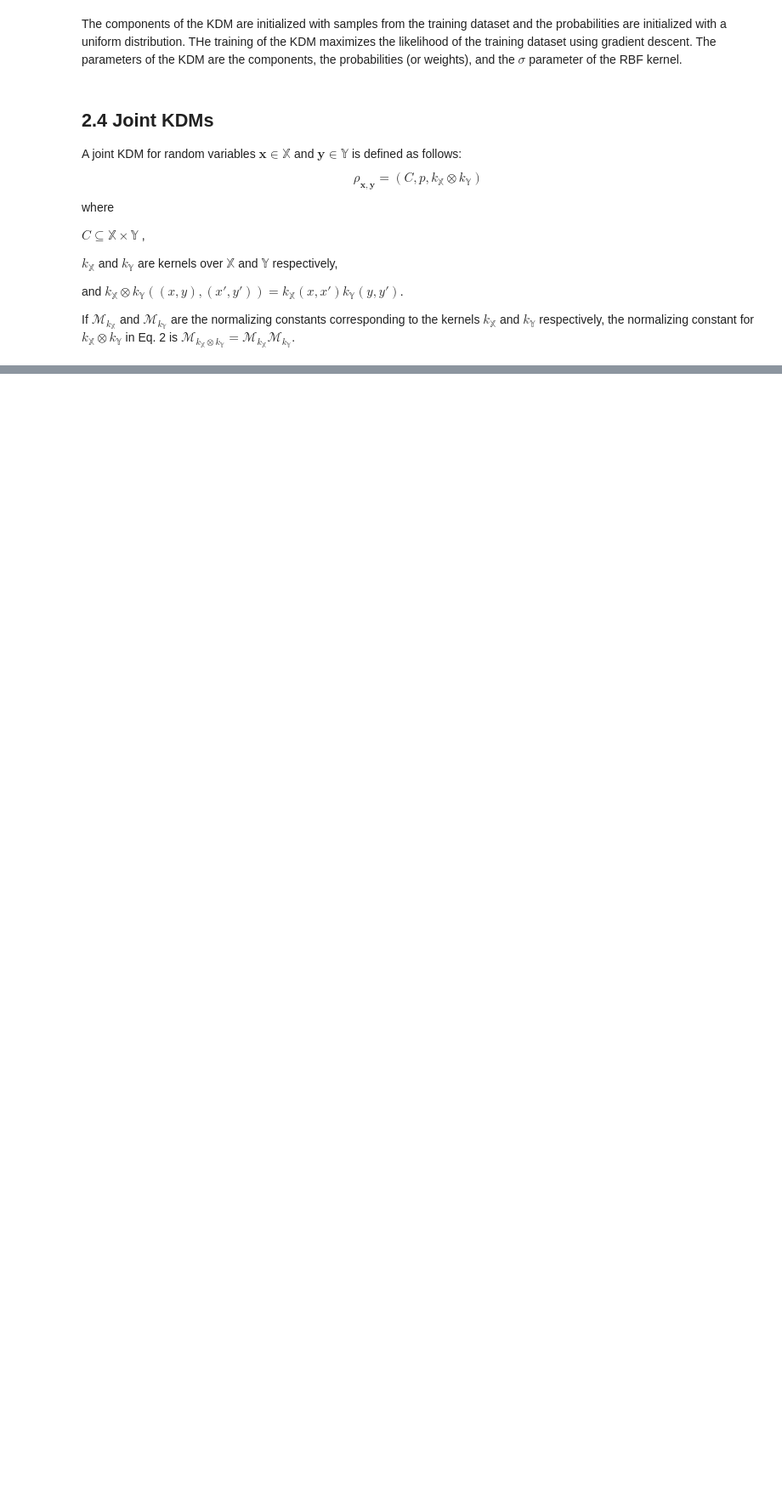
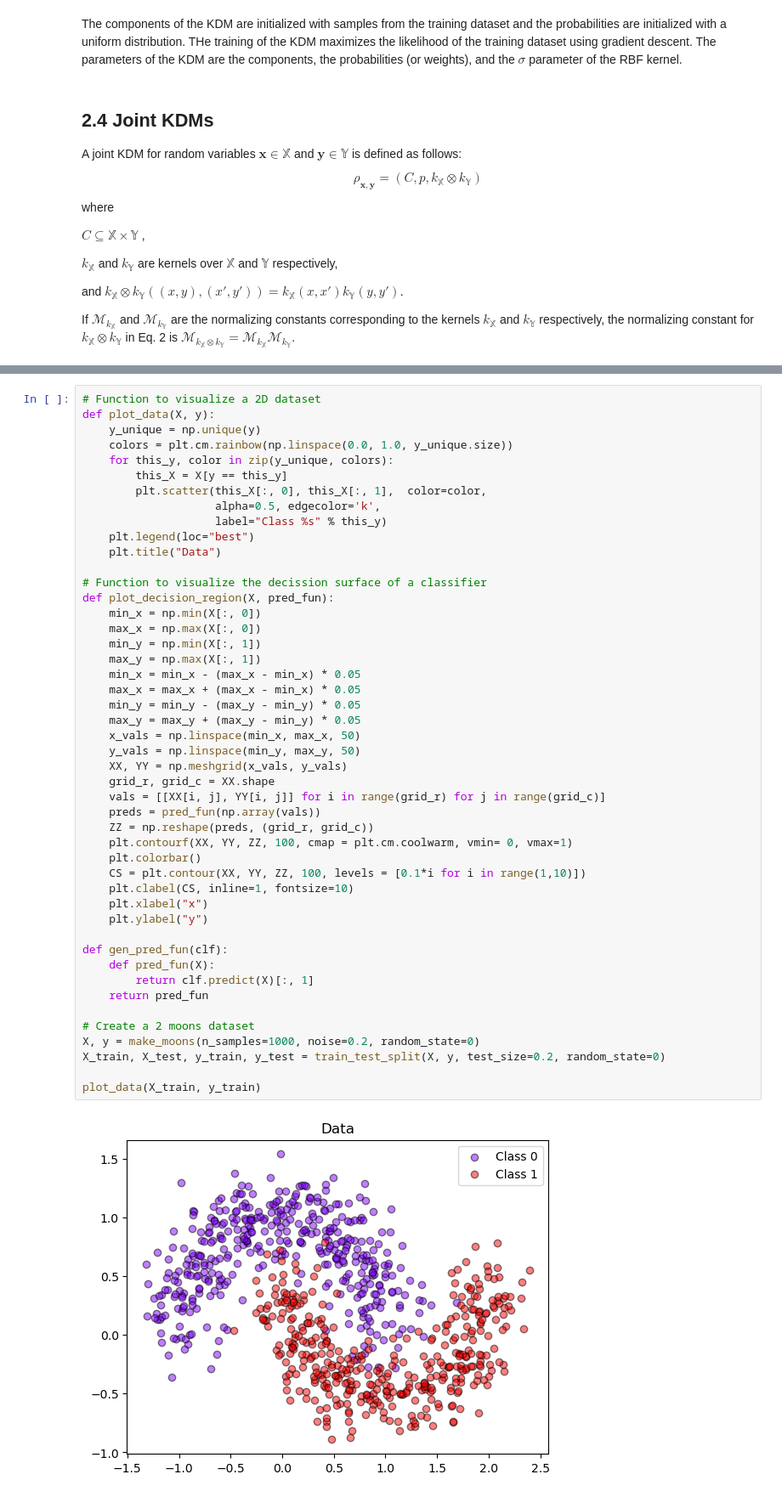
Before and after one commit to fagonzalezo/kdm, a Jupyter notebook: kdm_introduction.ipynb, the cells around one changed output, grey strips where cells are left out. Shown at 85% size. Cells and saved outputs as stored; diff of their text form; blank space fills up the shorter version.

```diff
--- a/kdm_introduction.ipynb
+++ b/kdm_introduction.ipynb
@@ -323,0 +364,49 @@ If $\mathcal{M}_{k_{\mathbb X}}$  and $\mathcal{M}_{k_{\mathbb Y}}$ are the norm
+# %%
+# Function to visualize a 2D dataset
+def plot_data(X, y):
+    y_unique = np.unique(y)
+    colors = plt.cm.rainbow(np.linspace(0.0, 1.0, y_unique.size))
+    for this_y, color in zip(y_unique, colors):
+        this_X = X[y == this_y]
+        plt.scatter(this_X[:, 0], this_X[:, 1],  color=color,
+                    alpha=0.5, edgecolor='k',
+                    label="Class %s" % this_y)
+    plt.legend(loc="best")
+    plt.title("Data")
+
+# Function to visualize the decission surface of a classifier
+def plot_decision_region(X, pred_fun):
+    min_x = np.min(X[:, 0])
+    max_x = np.max(X[:, 0])
+    min_y = np.min(X[:, 1])
+    max_y = np.max(X[:, 1])
+    min_x = min_x - (max_x - min_x) * 0.05
+    max_x = max_x + (max_x - min_x) * 0.05
+    min_y = min_y - (max_y - min_y) * 0.05
+    max_y = max_y + (max_y - min_y) * 0.05
+    x_vals = np.linspace(min_x, max_x, 50)
+    y_vals = np.linspace(min_y, max_y, 50)
+    XX, YY = np.meshgrid(x_vals, y_vals)
+    grid_r, grid_c = XX.shape
+    vals = [[XX[i, j], YY[i, j]] for i in range(grid_r) for j in range(grid_c)]
+    preds = pred_fun(np.array(vals))
+    ZZ = np.reshape(preds, (grid_r, grid_c))
+    plt.contourf(XX, YY, ZZ, 100, cmap = plt.cm.coolwarm, vmin= 0, vmax=1)
+    plt.colorbar()
+    CS = plt.contour(XX, YY, ZZ, 100, levels = [0.1*i for i in range(1,10)])
+    plt.clabel(CS, inline=1, fontsize=10)
+    plt.xlabel("x")
+    plt.ylabel("y")
+
+def gen_pred_fun(clf):
+    def pred_fun(X):
+        return clf.predict(X)[:, 1]
+    return pred_fun
+
+# Create a 2 moons dataset
+X, y = make_moons(n_samples=1000, noise=0.2, random_state=0)
+X_train, X_test, y_train, y_test = train_test_split(X, y, test_size=0.2, random_state=0)
+
+plot_data(X_train, y_train)
+# %% [output]
+[figure, added]
```
Also changed, not shown: parts of 24 cells of this notebook, 5 other files.
